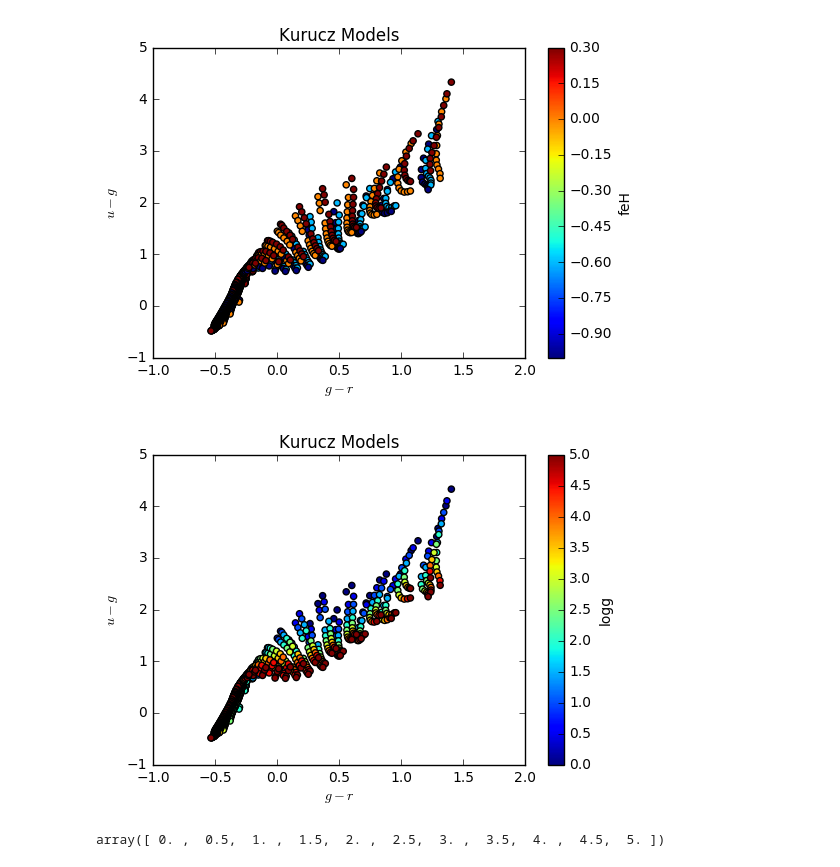
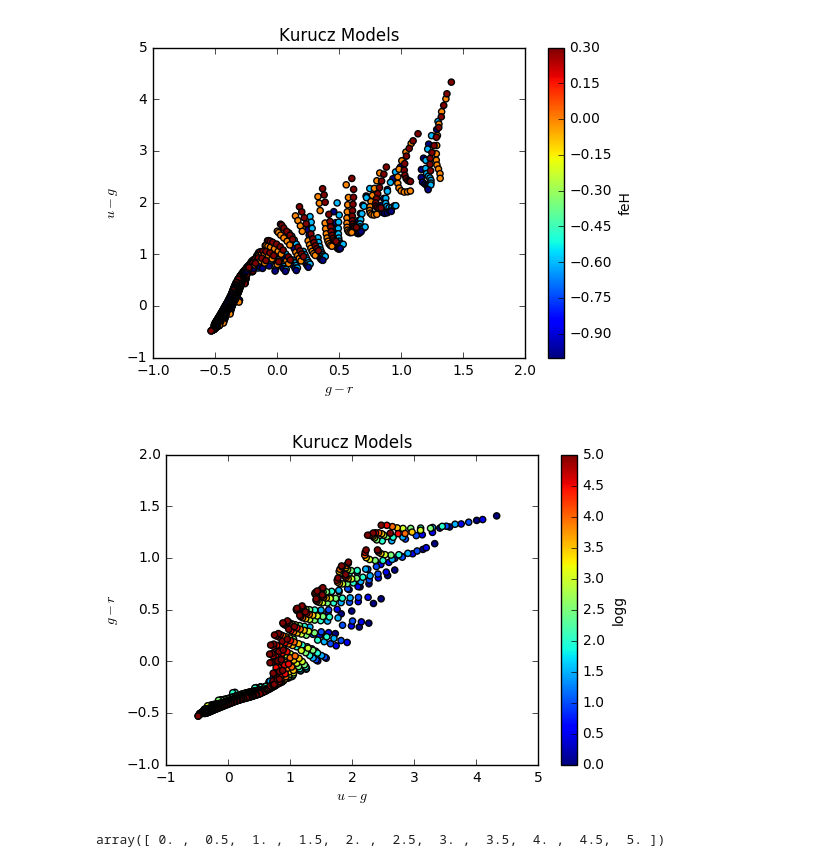
Before and after one commit to lsst-sims/sims_gaia_calib, a Jupyter notebook: python/Full_kuruz.ipynb, the cells around one changed output. Drawn from its saved outputs; the diff is of its cells as text; code cells hidden in the pictures.

```diff
--- a/python/Full_kuruz.ipynb
+++ b/python/Full_kuruz.ipynb
@@ -72,16 +73,16 @@ plt.savefig('Plots/kuruz_met.png')
 [figure]
 # %%
 cprop = 'logg'
-plt.scatter(lsst_mags['g']-lsst_mags['r'], lsst_mags['u']-lsst_mags['g'], c=properties[cprop])
-plt.xlabel(r'$g-r$')
-plt.ylabel(r'$u-g$')
+plt.scatter(lsst_mags['u']-lsst_mags['g'],lsst_mags['g']-lsst_mags['r'],  c=properties[cprop])
+plt.ylabel(r'$g-r$')
+plt.xlabel(r'$u-g$')
 cb = plt.colorbar()
 cb.set_label(cprop)
 plt.title('Kurucz Models')
 
 plt.savefig('Plots/kuruz_logg.png')
 # %% [output]
-[figure, old version]
+[figure, new version]
 # %%
 np.unique(properties['logg'])
 # %% [output]
```
Also changed, not shown: parts of 8 cells of this notebook, 1 other file.
